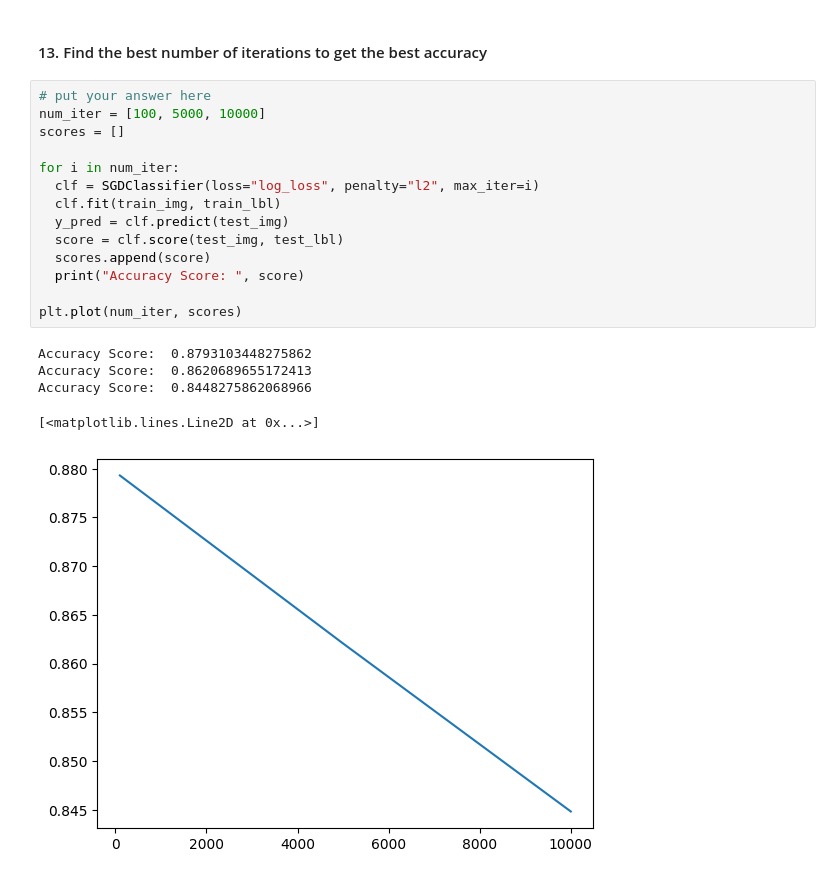
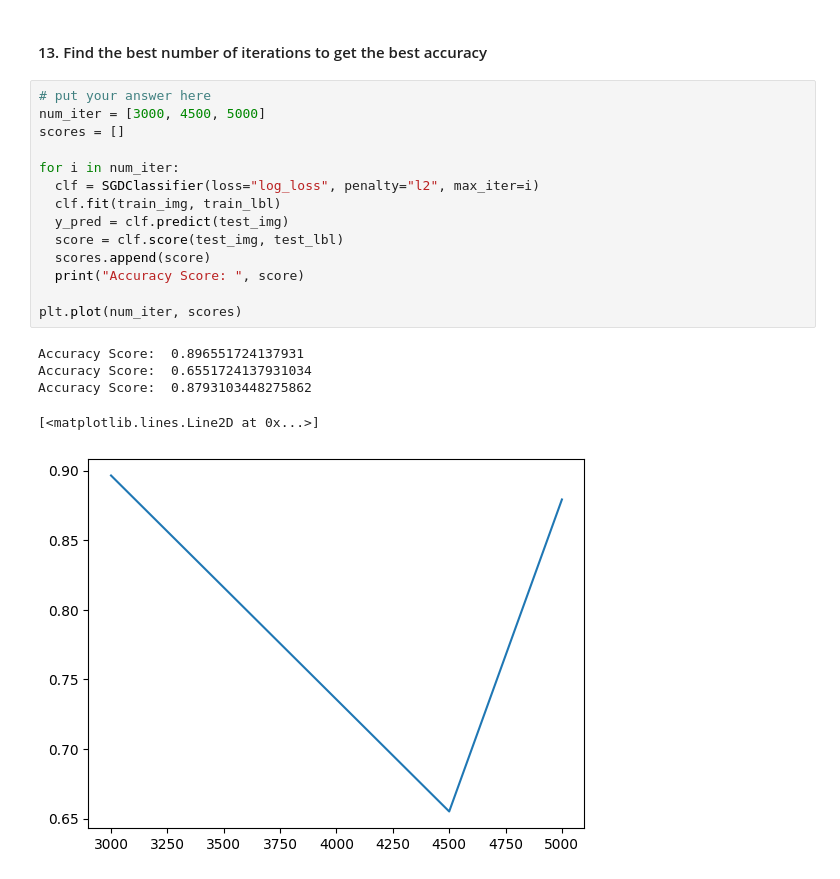
Before and after one commit to DiaJoshua/CCINSYSL-ASSIGNMENT-COM-DF211, a Jupyter notebook: Exercise_5_b.ipynb, the cells around one changed output. Cells and saved outputs as stored; diff of their text form.

```diff
--- a/Exercise_5_b.ipynb
+++ b/Exercise_5_b.ipynb
@@ -131,21 +131,21 @@ Accuracy Score:  0.9655172413793104
 #### 13. Find the best number of iterations to get the best accuracy
 # %%
 # put your answer here
-num_iter = [100, 5000, 10000]
+num_iter = [3000, 4500, 5000]
 scores = []
 
 for i in num_iter:
   clf = SGDClassifier(loss="log_loss", penalty="l2", max_iter=i)
   clf.fit(train_img, train_lbl)
   y_pred = clf.predict(test_img)
   score = clf.score(test_img, test_lbl)
   scores.append(score)
   print("Accuracy Score: ", score)
 
 plt.plot(num_iter, scores)
 # %% [output]
+Accuracy Score:  0.896551724137931
+Accuracy Score:  0.6551724137931034
 Accuracy Score:  0.8793103448275862
-Accuracy Score:  0.8620689655172413
-Accuracy Score:  0.8448275862068966
 [<matplotlib.lines.Line2D at 0x...>]
-[figure, old version]
+[figure, new version]
```
